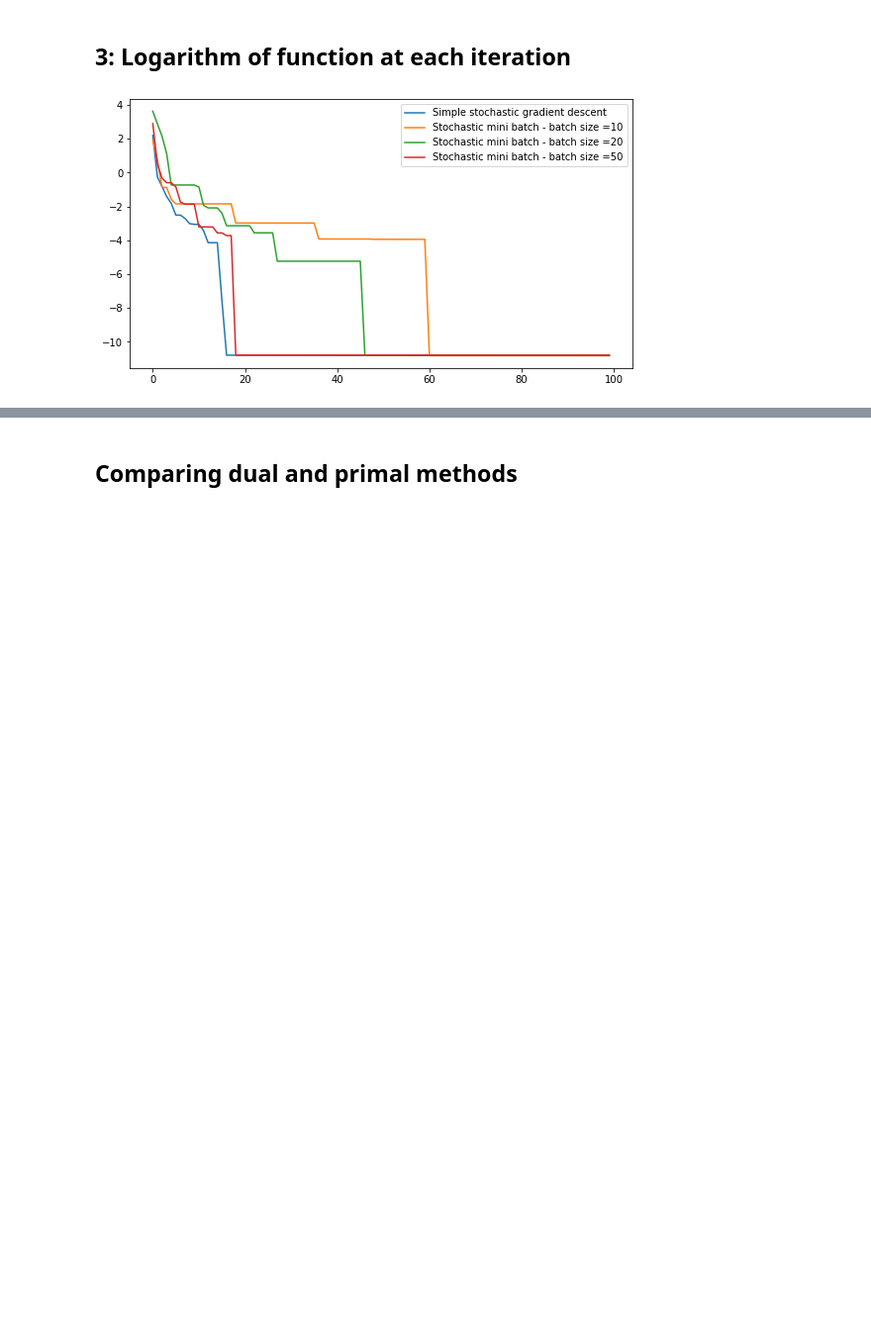
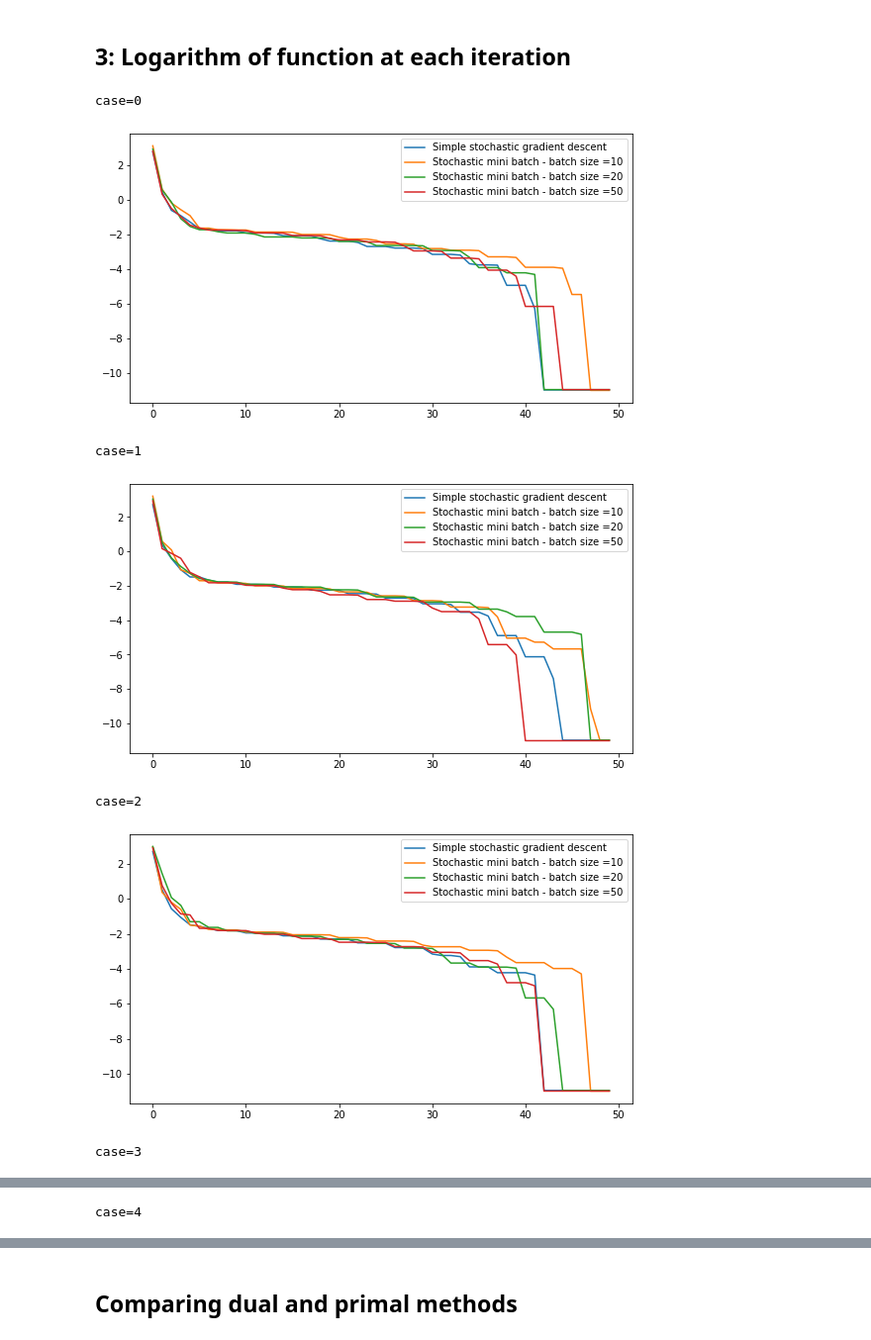
Before and after one commit to Roxane14/optimization, a Jupyter notebook: Lab4_5_CarlaSendra_RoxaneLeTensorer_RachelTrimble.ipynb, the cells around one changed output, grey strips where cells are left out. Shown at 99% size. Cells and saved outputs as stored; diff of their text form; code cells hidden in the pictures; blank space fills up the shorter version.

```diff
--- a/Lab4_5_CarlaSendra_RoxaneLeTensorer_RachelTrimble.ipynb
+++ b/Lab4_5_CarlaSendra_RoxaneLeTensorer_RachelTrimble.ipynb
@@ -563,11 +562,15 @@ def construct_mini_batches(x, y, batch_size):
     x_batches=[]
     y_batches=[]
 
+    count = 0
+
     for i in range(int(len(x)/batch_size)):
-        new_x_batch=x[i:i+batch_size-1]
-        new_y_batch=y[i:i+batch_size-1]
+
+        new_x_batch=x[count:count+batch_size-1]
+        new_y_batch=y[count:count+batch_size-1]
         x_batches.append(new_x_batch)
         y_batches.append(new_y_batch)
+        count = count+batch_size-1
 
     return x_batches, y_batches
 # %%
@@ -726,37 +732,46 @@ Batch size = 50
 # %%
 N = 100
 X, Y, cluster1, cluster2 = generate_dataset(N,True)
 X = X.T
 Y = np.diag(Y)
 
 mu = 100
 lam = 1e-4
-iters = 100
+iters = 50
+
+for i in range (5):
+
+    print('case='+str(i))
+
+    fig = plt.figure(figsize=(20,5))
+    ax1 = fig.add_subplot(121)
+
+    w, b, best_point_seq, log_func_1 = stoch_grad_desc(X, Y, lam, iters, mu)
+    ax1.plot(log_func_1, label="Simple stochastic gradient descent")
+
+    batch_size=10
+    w, b, best_point_seq, log_func_2 = stoch_mini_batch(X, Y, lam, iters, mu, batch_size)
+    ax1.plot(log_func_2, label="Stochastic mini batch - batch size =10")
+
+    batch_size=20
+    w, b, best_point_seq, log_func_2 = stoch_mini_batch(X, Y, lam, iters, mu, batch_size)
+    ax1.plot(log_func_2, label="Stochastic mini batch - batch size =20")
+
+    batch_size=50
+    w, b, best_point_seq, log_func_2 = stoch_mini_batch(X, Y, lam, iters, mu, batch_size)
+    ax1.plot(log_func_2, label="Stochastic mini batch - batch size =50")
 
 
-fig = plt.figure(figsize=(20,5))
-ax1 = fig.add_subplot(121)
+    ax1.legend()
 
-w, b, best_point_seq, log_func_1 = stoch_grad_desc(X, Y, lam, iters, mu)
-ax1.plot(log_func_1, label="Simple stochastic gradient descent")
-
-batch_size=10
-w, b, best_point_seq, log_func_2 = stoch_mini_batch(X, Y, lam, iters, mu, batch_size)
-ax1.plot(log_func_2, label="Stochastic mini batch - batch size =10")
-
-batch_size=20
-w, b, best_point_seq, log_func_2 = stoch_mini_batch(X, Y, lam, iters, mu, batch_size)
-ax1.plot(log_func_2, label="Stochastic mini batch - batch size =20")
-
-batch_size=50
-w, b, best_point_seq, log_func_2 = stoch_mini_batch(X, Y, lam, iters, mu, batch_size)
-ax1.plot(log_func_2, label="Stochastic mini batch - batch size =50")
-
-
-ax1.legend()
-
-#plot_information = np.array([[cluster1, cluster2, w, b]])
-#plot_svm(plot_information)
-plt.show()
+    #plot_information = np.array([[cluster1, cluster2, w, b]])
+    #plot_svm(plot_information)
+    plt.show()
 # %% [output]
+case=0
-[figure, old version]
+[figure, new version]
+case=1
+[figure, added]
+case=2
+[figure, added]
+case=3
@@ -762,0 +779 @@ plt.show()
+case=4
```
Also changed, not shown: parts of 16 cells of this notebook.
